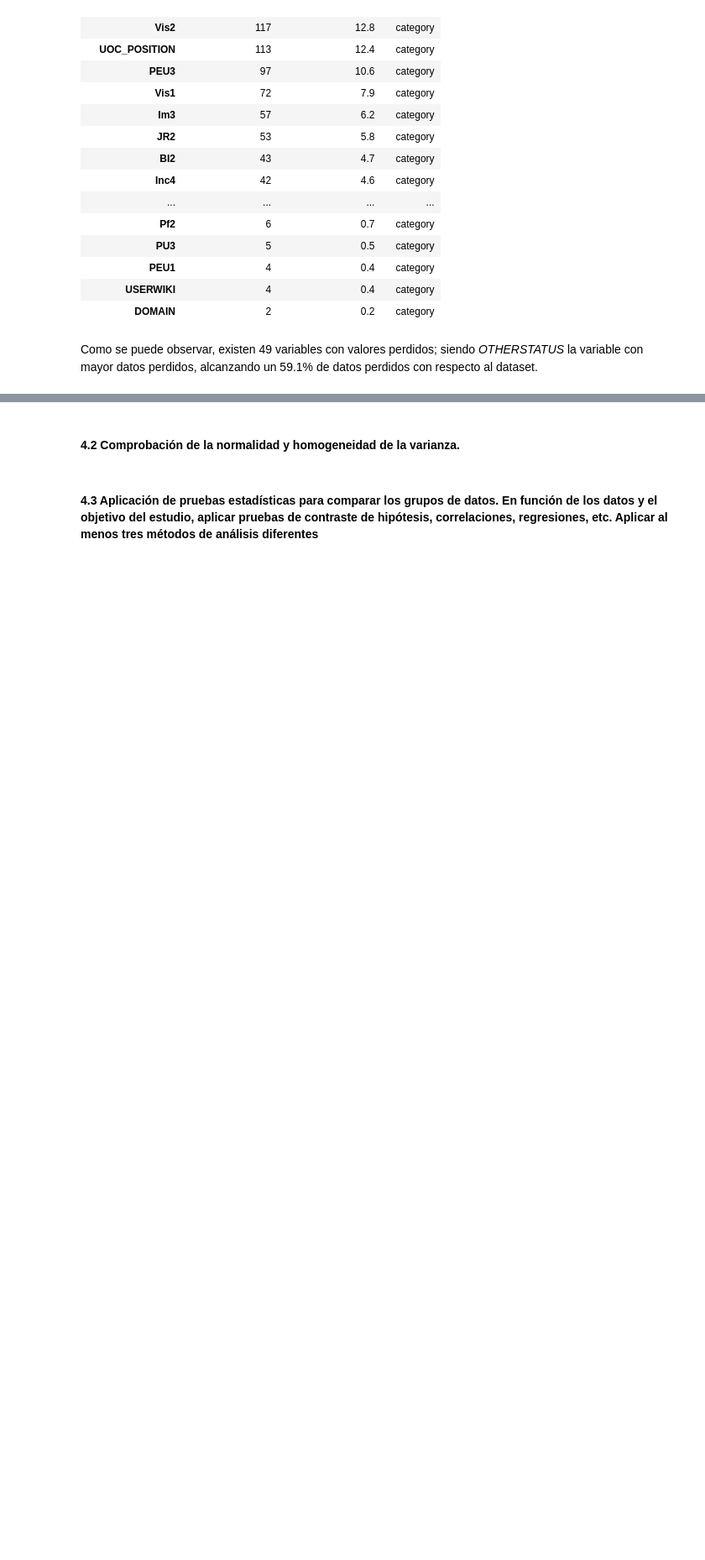
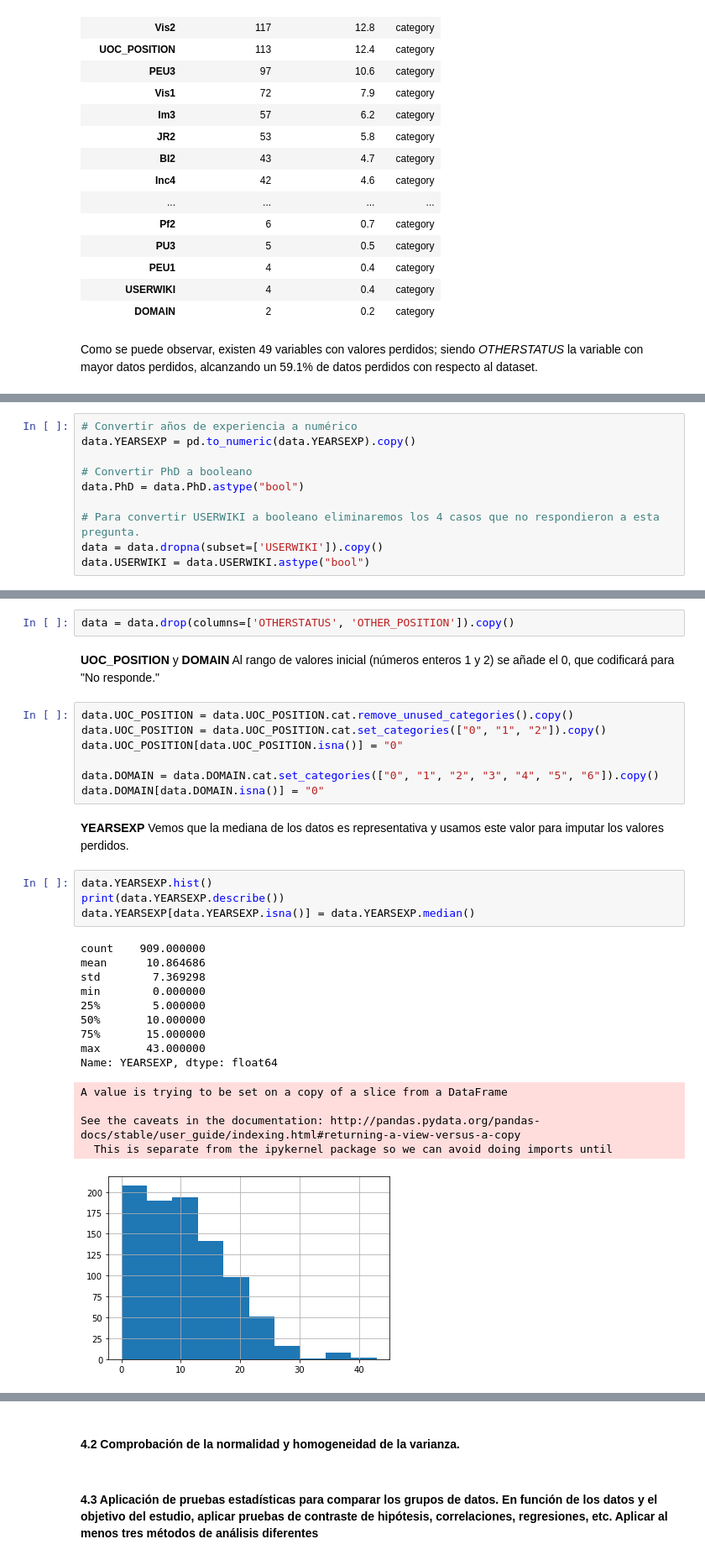
Before and after one commit to diegotriana11/wiki4HE_Data_Set, a Jupyter notebook: Prac2.ipynb, the cells around one changed output, grey strips where cells are left out. Shown at 84% size. Cells and saved outputs as stored; diff of their text form; blank space fills up the shorter version.

```diff
--- a/Prac2.ipynb
+++ b/Prac2.ipynb
@@ -297,0 +331,10 @@ Como se puede observar, existen 49 variables con valores perdidos; siendo _OTHER
+# %%
+# Convertir años de experiencia a numérico
+data.YEARSEXP = pd.to_numeric(data.YEARSEXP).copy()
+
+# Convertir PhD a booleano
+data.PhD = data.PhD.astype("bool")
+
+# Para convertir USERWIKI a booleano eliminaremos los 4 casos que no respondieron a esta pregunta.
+data = data.dropna(subset=['USERWIKI']).copy()
+data.USERWIKI = data.USERWIKI.astype("bool")
@@ -297,0 +350,32 @@ Como se puede observar, existen 49 variables con valores perdidos; siendo _OTHER
+# %%
+data = data.drop(columns=['OTHERSTATUS', 'OTHER_POSITION']).copy()
+# %% [markdown]
+**UOC_POSITION** y **DOMAIN** Al rango de valores inicial (números enteros 1 y 2) se añade el 0, que codificará para "No responde."
+# %%
+data.UOC_POSITION = data.UOC_POSITION.cat.remove_unused_categories().copy()
+data.UOC_POSITION = data.UOC_POSITION.cat.set_categories(["0", "1", "2"]).copy()
+data.UOC_POSITION[data.UOC_POSITION.isna()] = "0"
+
+data.DOMAIN = data.DOMAIN.cat.set_categories(["0", "1", "2", "3", "4", "5", "6"]).copy()
+data.DOMAIN[data.DOMAIN.isna()] = "0"
+# %% [markdown]
+**YEARSEXP** Vemos que la mediana de los datos es representativa y usamos este valor para imputar los valores perdidos.
+# %%
+data.YEARSEXP.hist()
+print(data.YEARSEXP.describe())
+data.YEARSEXP[data.YEARSEXP.isna()] = data.YEARSEXP.median()
+# %% [output]
+count    909.000000
+mean      10.864686
+std        7.369298
+min        0.000000
+25%        5.000000
+50%       10.000000
+75%       15.000000
+max       43.000000
+Name: YEARSEXP, dtype: float64
+A value is trying to be set on a copy of a slice from a DataFrame
+
+See the caveats in the documentation: http://pandas.pydata.org/pandas-docs/stable/user_guide/indexing.html#returning-a-view-versus-a-copy
+  This is separate from the ipykernel package so we can avoid doing imports until
+[figure, added]
```
Also changed, not shown: parts of 20 cells of this notebook.
